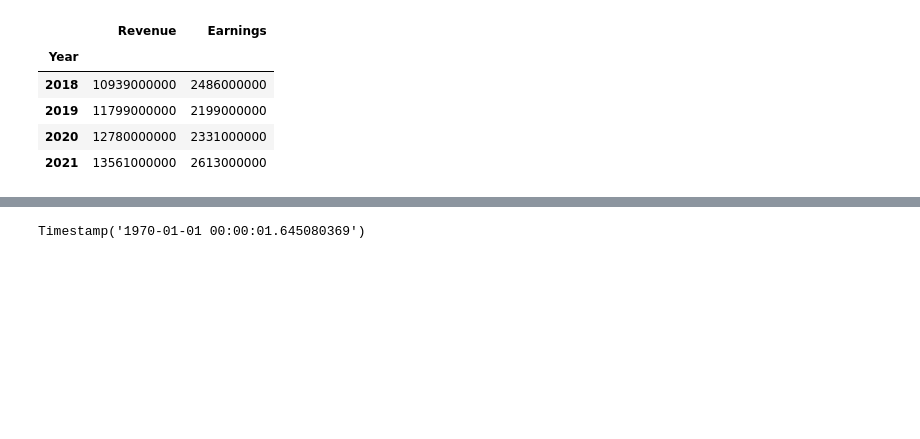
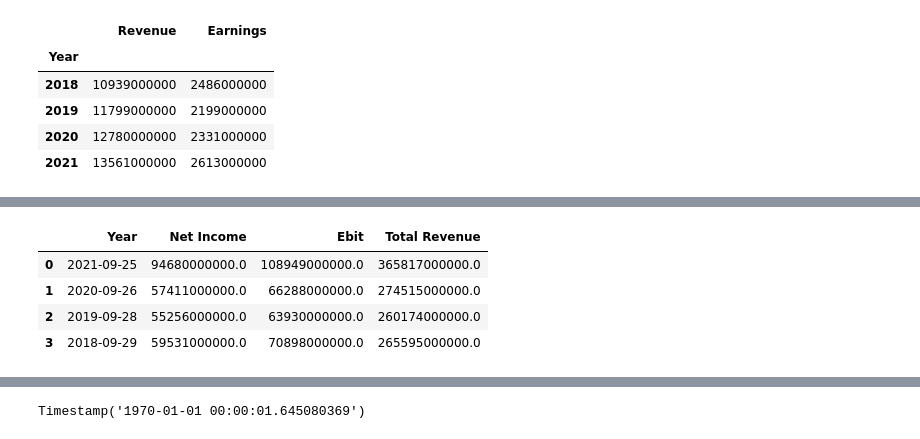
Before and after one commit to vivekjainmaiet/stockanalysis, a Jupyter notebook: notebooks/vivek_notebook.ipynb, the cells around one changed output, grey strips where cells are left out. Drawn from its saved outputs; the diff is of its cells as text; code cells hidden in the pictures; blank space fills up the shorter version.

```diff
--- a/notebooks/vivek_notebook.ipynb
+++ b/notebooks/vivek_notebook.ipynb
@@ -322,4 +303,4 @@ ticker.earnings
 | 2020 | 12780000000 | 2331000000 |
 | 2021 | 13561000000 | 2613000000 |
 # %%
-ticker.financials
+df2 = ticker.financials.T[['Net Income','Ebit','Total Revenue']]
@@ -344,3 +307,15 @@ ticker.financials
+# %%
+df2.index.name = 'Year'
+# %%
+df2 = df2.reset_index()
+# %%
+df2.rename(columns={"Year": "Financial_year", "Net Income": "Net_income","Ebit":"EBITDA"})
+# %% [output]
+|  | Year | Net Income | Ebit | Total Revenue |
+| 0 | 2021-09-25 | 94680000000.0 | 108949000000.0 | 365817000000.0 |
+| 1 | 2020-09-26 | 57411000000.0 | 66288000000.0 | 274515000000.0 |
+| 2 | 2019-09-28 | 55256000000.0 | 63930000000.0 | 260174000000.0 |
+| 3 | 2018-09-29 | 59531000000.0 | 70898000000.0 | 265595000000.0 |
 # %%
 df_news = ticker.get_news()
 # %%
```
Also changed, not shown: parts of 4 cells of this notebook, 6 other files.
